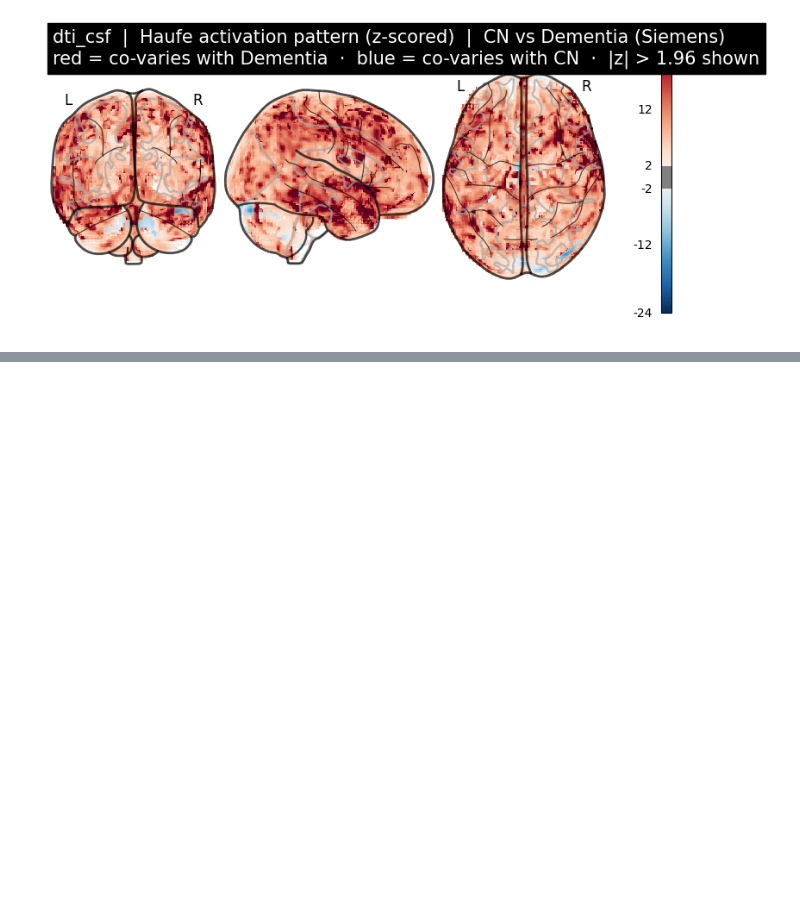
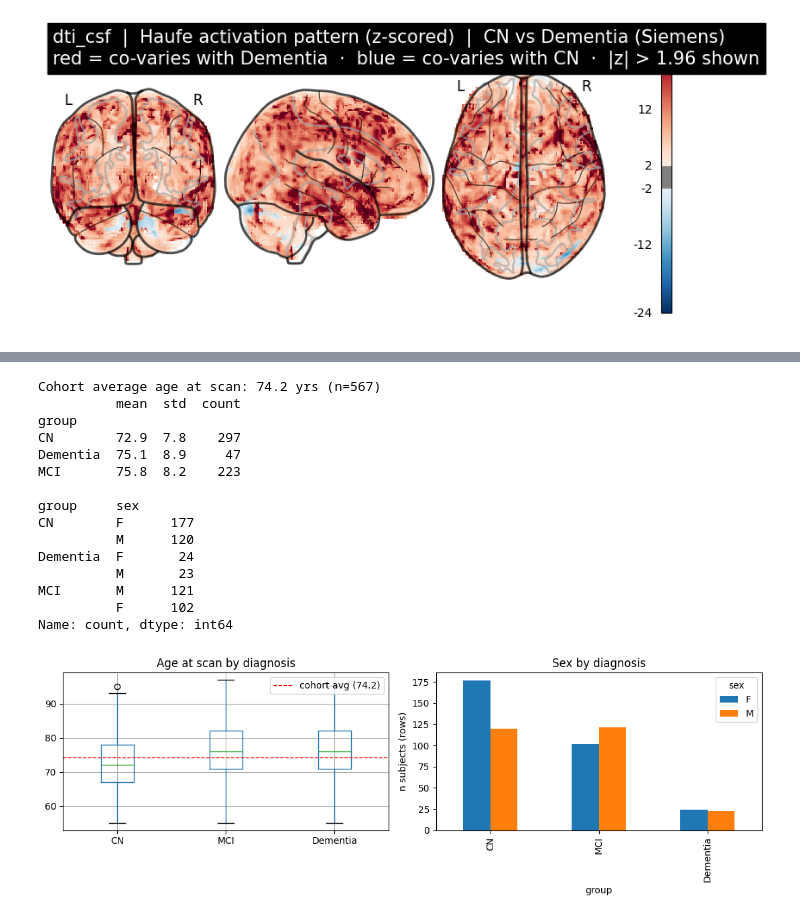
Before and after one commit to william2952/ADRU, a Jupyter notebook: model_analysis_v4.ipynb, the cells around one changed output, grey strips where cells are left out. Saved outputs shown, nothing was run; the diff lists cells and outputs as text; code cells hidden in the pictures; blank space fills up the shorter version.

```diff
--- a/model_analysis_v4.ipynb
+++ b/model_analysis_v4.ipynb
@@ -356,7 +356,7 @@ plt.show()
 [figure]
 # %%
 #N_PC = 15
-VAR_THRESHOLD = 0.50
+VAR_THRESHOLD = 0.2
 tasks = {
     "CN vs Dementia":     meta["group"].isin(["CN", "Dementia"]),
     "CN vs MCI":          meta["group"].isin(["CN", "MCI"]),
@@ -371,7 +371,7 @@ for task_name, mask in tasks.items():
     y_t  = sub["group"].map({"CN": 0, "MCI": 1, "Dementia": 1}).values.astype(np.int64)
     grp  = sub["subject_id"].values
     idx  = np.where(mask.values)[0]
-    Xs   = scalers["t1_gm"].transform(X_raw["t1_gm"].astype(np.float32))[idx]
+    Xs   = scalers["dti_gm"].transform(X_raw["dti_gm"].astype(np.float32))[idx]
 
     sgkf  = StratifiedGroupKFold(n_splits=5, shuffle=True, random_state=0)
     baccs = []
@@ -1679,0 +1771,45 @@ Value ranges (z-scored activation maps):
+# %%
+# ── EDA: age at scan vs cohort average, and sex, by diagnostic group ─────────
+_demo = meta[demo_mask]
+_avg_age = _demo["age_at_scan"].mean()
+print(f"Cohort average age at scan: {_avg_age:.1f} yrs (n={len(_demo)})")
+print(_demo.groupby("group")["age_at_scan"].agg(["mean", "std", "count"]).round(1))
+print()
+print(_demo.groupby("group")["sex"].value_counts())
+
+fig, axes = plt.subplots(1, 2, figsize=(11, 4))
+
+_order = ["CN", "MCI", "Dementia"]
+_demo.boxplot(column="age_at_scan", by="group", ax=axes[0],
+              positions=[ _order.index(g) for g in
+                          _demo.groupby("group")["age_at_scan"].mean().index ])
+axes[0].axhline(_avg_age, color="red", ls="--", lw=1, label=f"cohort avg ({_avg_age:.1f})")
+axes[0].set_title("Age at scan by diagnosis")
+axes[0].set_xlabel("")
+axes[0].legend()
+fig.suptitle("")
+
+_ct = _demo.groupby(["group", "sex"]).size().unstack(fill_value=0).reindex(_order)
+_ct.plot(kind="bar", ax=axes[1])
+axes[1].set_title("Sex by diagnosis")
+axes[1].set_ylabel("n subjects (rows)")
+
+plt.tight_layout()
+plt.show()
+# %% [output]
+Cohort average age at scan: 74.2 yrs (n=567)
+          mean  std  count
+group
+CN        72.9  7.8    297
+Dementia  75.1  8.9     47
+MCI       75.8  8.2    223
+
+group     sex
+CN        F      177
+          M      120
+Dementia  F       24
+          M       23
+MCI       M      121
+          F      102
+Name: count, dtype: int64
+[figure, added]
```
Also changed, not shown: parts of 6 cells of this notebook.
